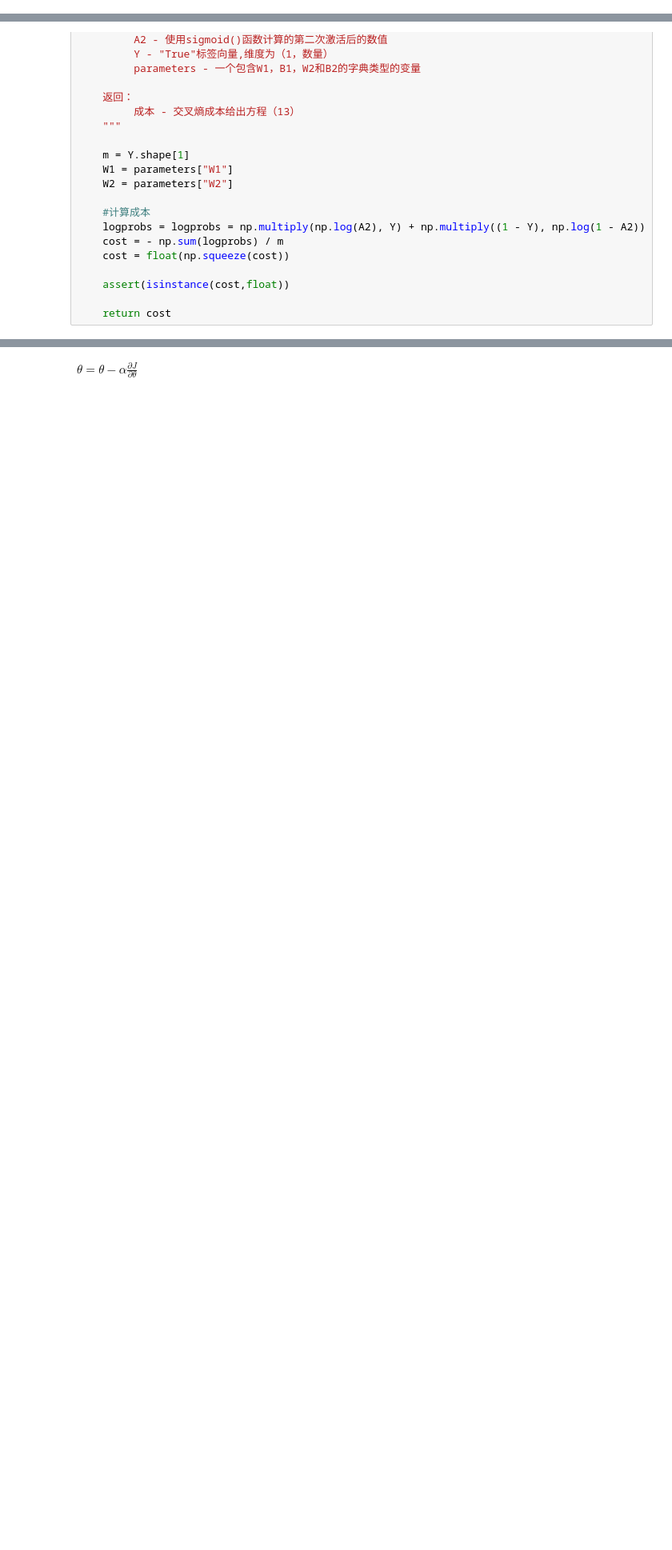
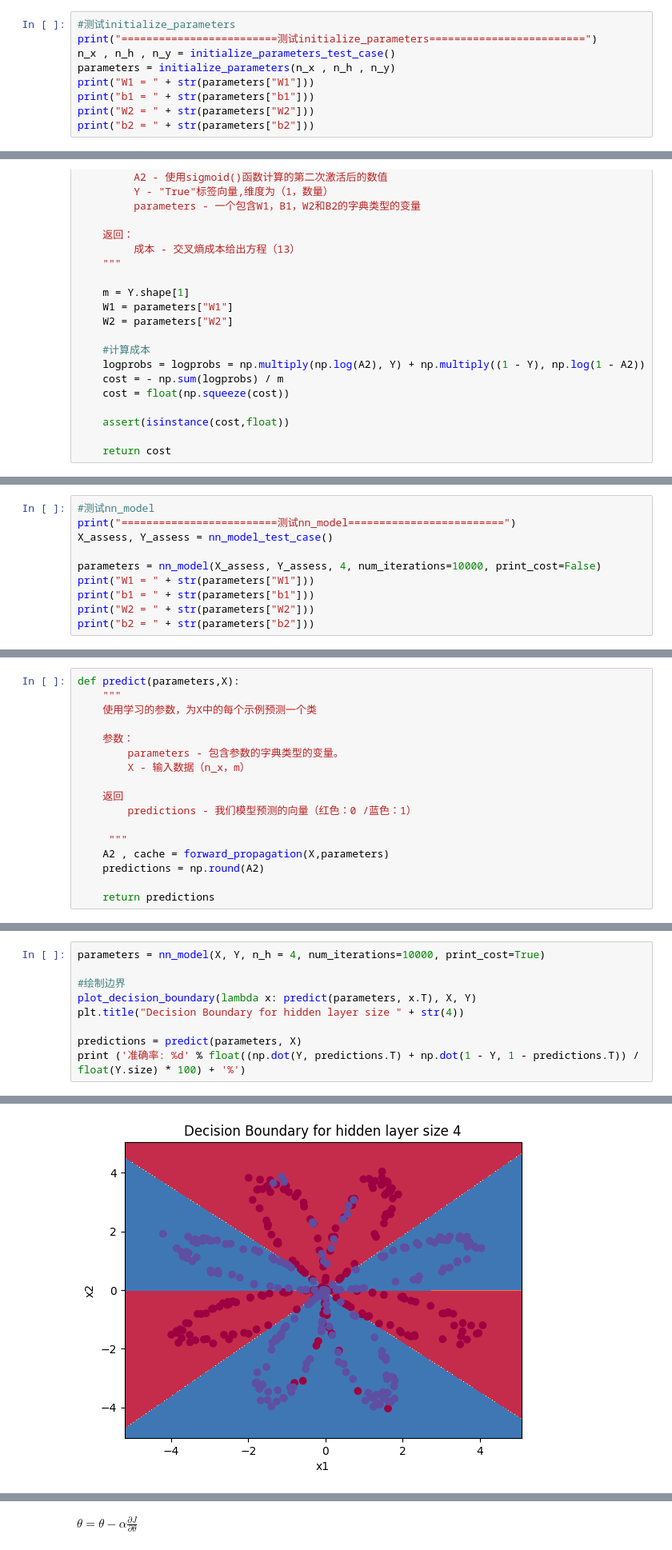
Before and after one commit to Chuyongwei/note, a Jupyter notebook: 深度学习/course1Week3.ipynb, the cells around one changed output, grey strips where cells are left out. Shown at 80% size. Drawn from its saved outputs; the diff is of its cells as text; blank space fills up the shorter version.

```diff
--- a/深度学习/course1Week3.ipynb
+++ b/深度学习/course1Week3.ipynb
@@ -138,3 +204,12 @@ def initialize_parameters( n_x , n_h ,n_y):
 	              "b2" : b2 }
 
     return parameters
+# %%
+#测试initialize_parameters
+print("=========================测试initialize_parameters=========================")
+n_x , n_h , n_y = initialize_parameters_test_case()
+parameters = initialize_parameters(n_x , n_h , n_y)
+print("W1 = " + str(parameters["W1"]))
+print("b1 = " + str(parameters["b1"]))
+print("W2 = " + str(parameters["W2"]))
+print("b2 = " + str(parameters["b2"]))
@@ -218,0 +496,10 @@ def compute_cost(A2,Y,parameters):
+# %%
+#测试nn_model
+print("=========================测试nn_model=========================")
+X_assess, Y_assess = nn_model_test_case()
+
+parameters = nn_model(X_assess, Y_assess, 4, num_iterations=10000, print_cost=False)
+print("W1 = " + str(parameters["W1"]))
+print("b1 = " + str(parameters["b1"]))
+print("W2 = " + str(parameters["W2"]))
+print("b2 = " + str(parameters["b2"]))
@@ -218,0 +520,17 @@ def compute_cost(A2,Y,parameters):
+# %%
+def predict(parameters,X):
+    """
+    使用学习的参数，为X中的每个示例预测一个类
+
+    参数：
+		parameters - 包含参数的字典类型的变量。
+	    X - 输入数据（n_x，m）
+
+    返回
+		predictions - 我们模型预测的向量（红色：0 /蓝色：1）
+
+     """
+    A2 , cache = forward_propagation(X,parameters)
+    predictions = np.round(A2)
+
+    return predictions
@@ -218,0 +552,10 @@ def compute_cost(A2,Y,parameters):
+# %%
+parameters = nn_model(X, Y, n_h = 4, num_iterations=10000, print_cost=True)
+
+#绘制边界
+plot_decision_boundary(lambda x: predict(parameters, x.T), X, Y)
+plt.title("Decision Boundary for hidden layer size " + str(4))
+
+predictions = predict(parameters, X)
+print ('准确率: %d' % float((np.dot(Y, predictions.T) + np.dot(1 - Y, 1 - predictions.T)) / float(Y.size) * 100) + '%')
+# %% [output]
@@ -218,0 +573 @@ def compute_cost(A2,Y,parameters):
+[figure, added]
```
Also changed, not shown: parts of 34 cells of this notebook, 1 other file.
